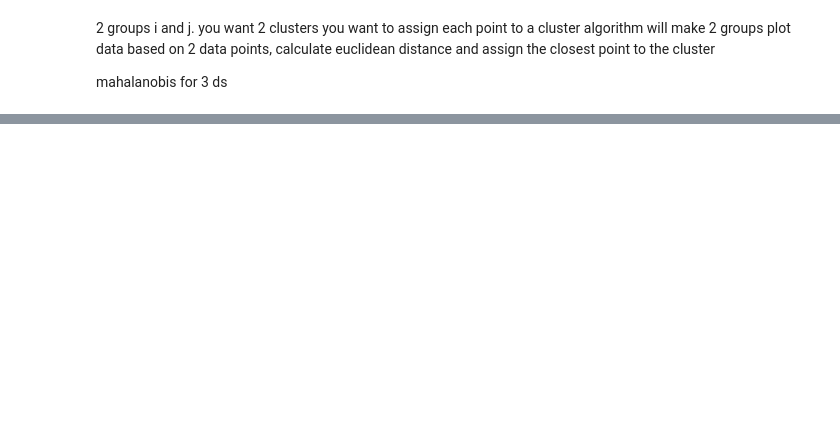
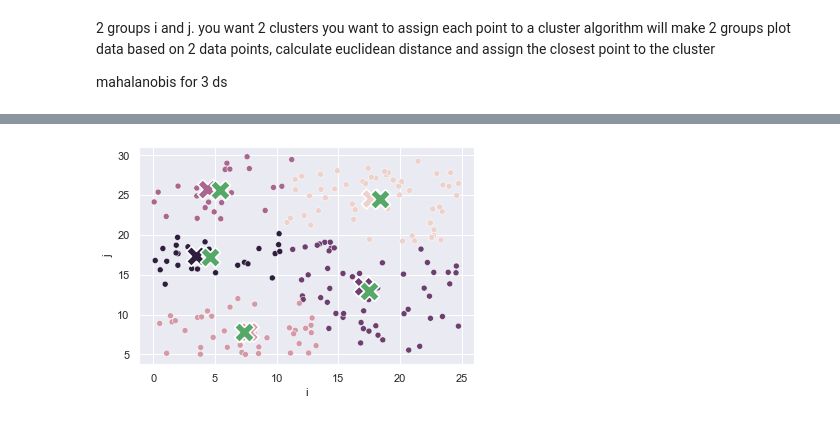
Before and after one commit to LiviReka/Optimization_assignments, a Jupyter notebook: Coding_Assignment_Optimisation.ipynb, the cells around one changed output, grey strips where cells are left out. Drawn from its saved outputs; the diff is of its cells as text; code cells hidden in the pictures; blank space fills up the shorter version.

```diff
--- a/Coding_Assignment_Optimisation.ipynb
+++ b/Coding_Assignment_Optimisation.ipynb
@@ -88,0 +94,18 @@ sns.scatterplot(data=assigned_df,x='i',y='j',hue='assignments')
+# %%
+def means_to_np(m,n):
+    centroids = []
+    for i in range(n):
+        c = np.array((means.i.values[i], means.j.values[i]))
+        centroids.append(c)
+    return centroids
+# %%
+# reassigning means 1 time , showing locations of old and new means
+reassigned_df = assign_clusters(df,5,means_to_np(means,5))
+means2 = assigned_df.groupby('assignments').mean()
+
+g = sns.scatterplot(data=assigned_df,x='i',y='j',hue='assignments')
+g = sns.scatterplot(data=means,x='i',y='j',hue='assignments',marker='X',s=400)
+g = sns.scatterplot(data=means2,x='i',y='j',marker='X',s=400)
+g.legend_.remove()
+# %% [output]
+[figure, added]
```
Also changed, not shown: parts of 8 cells of this notebook.
